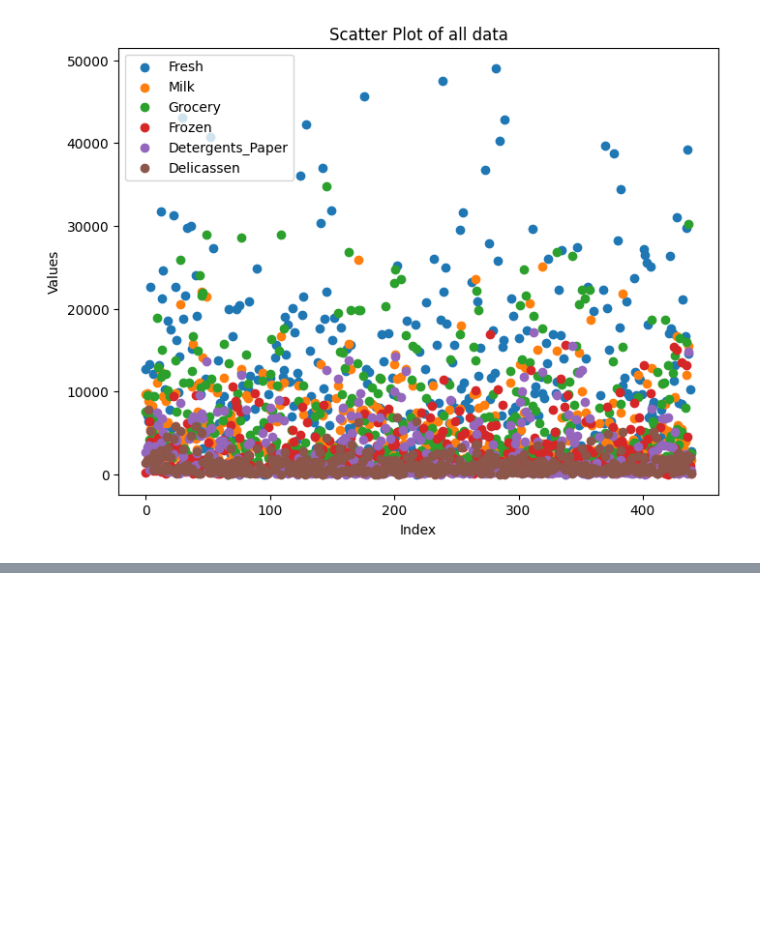
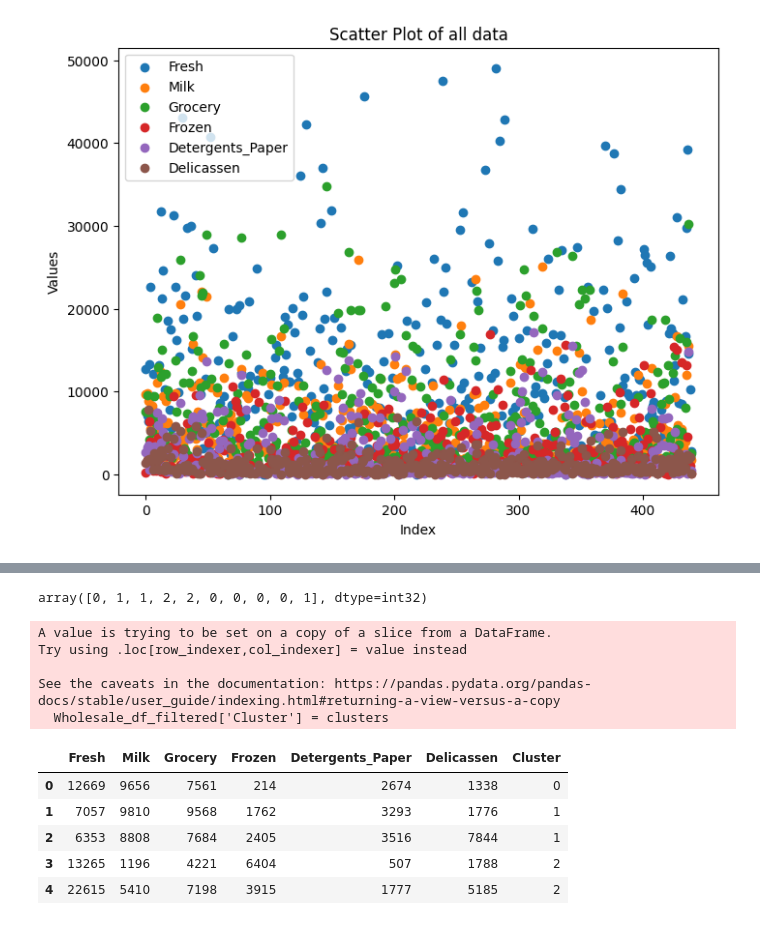
Before and after one commit to SobiaNoorAI/Wholesale-Customer-Segmentation-and-Spending-Behavior-Analysis-By-ML, a Jupyter notebook: K_Means_Clustering_Wholesale_Customers.ipynb, the cells around one changed output, grey strips where cells are left out. Drawn from its saved outputs; the diff is of its cells as text; code cells hidden in the pictures; blank space fills up the shorter version.

```diff
--- a/K_Means_Clustering_Wholesale_Customers.ipynb
+++ b/K_Means_Clustering_Wholesale_Customers.ipynb
@@ -194,0 +229,25 @@ plt.show()
+# %%
+# Applying K-Means Clustering
+model = KMeans(n_clusters=3, random_state=42, n_init=10)
+
+# clusters (y) Output
+clusters = model.fit_predict(df_scaled)
+clusters[:10]
+# %% [output]
+array([0, 1, 1, 2, 2, 0, 0, 0, 0, 1], dtype=int32)
+# %%
+# Add cluster labels to the dataset
+Wholesale_df_filtered['Cluster'] = clusters
+Wholesale_df_filtered.head()
+# %% [output]
+A value is trying to be set on a copy of a slice from a DataFrame.
+Try using .loc[row_indexer,col_indexer] = value instead
+
+See the caveats in the documentation: https://pandas.pydata.org/pandas-docs/stable/user_guide/indexing.html#returning-a-view-versus-a-copy
+  Wholesale_df_filtered['Cluster'] = clusters
+|  | Fresh | Milk | Grocery | Frozen | Detergents_Paper | Delicassen | Cluster |
+| 0 | 12669 | 9656 | 7561 | 214 | 2674 | 1338 | 0 |
+| 1 | 7057 | 9810 | 9568 | 1762 | 3293 | 1776 | 1 |
+| 2 | 6353 | 8808 | 7684 | 2405 | 3516 | 7844 | 1 |
+| 3 | 13265 | 1196 | 4221 | 6404 | 507 | 1788 | 2 |
+| 4 | 22615 | 5410 | 7198 | 3915 | 1777 | 5185 | 2 |
```
Also changed, not shown: parts of 4 cells of this notebook.
